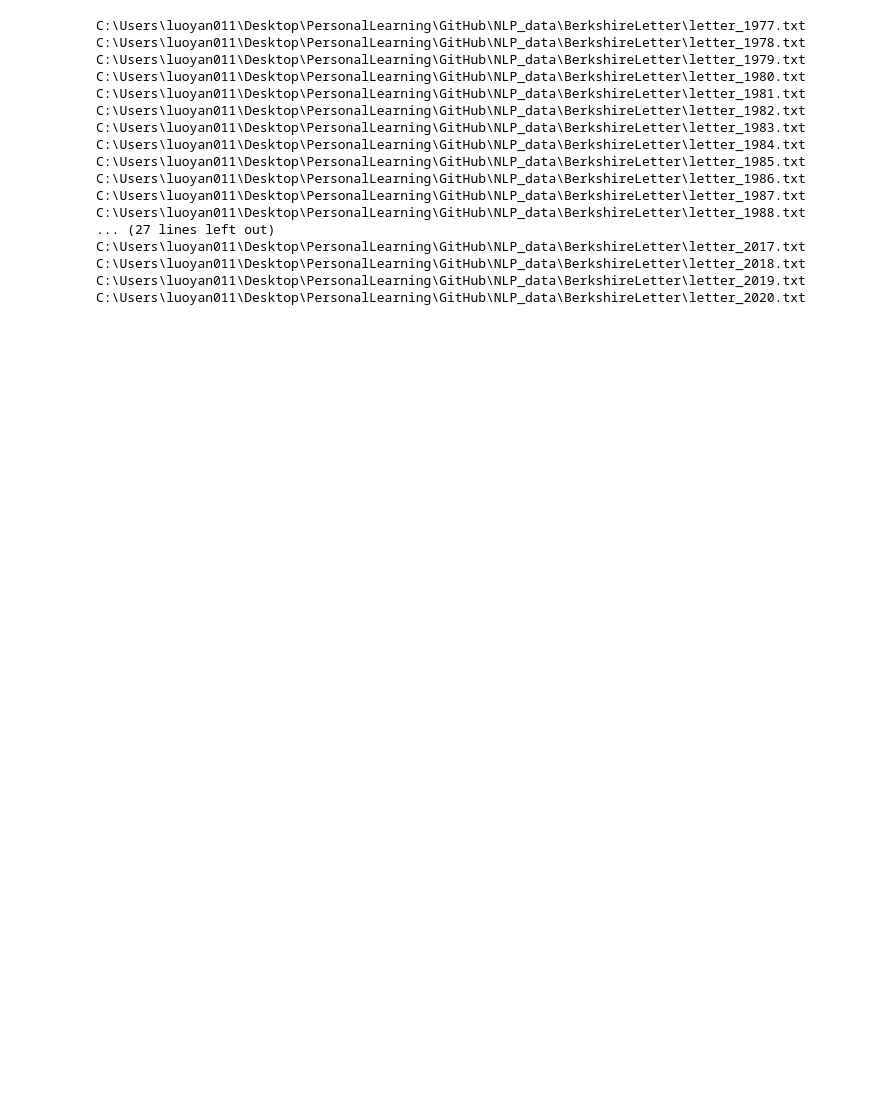
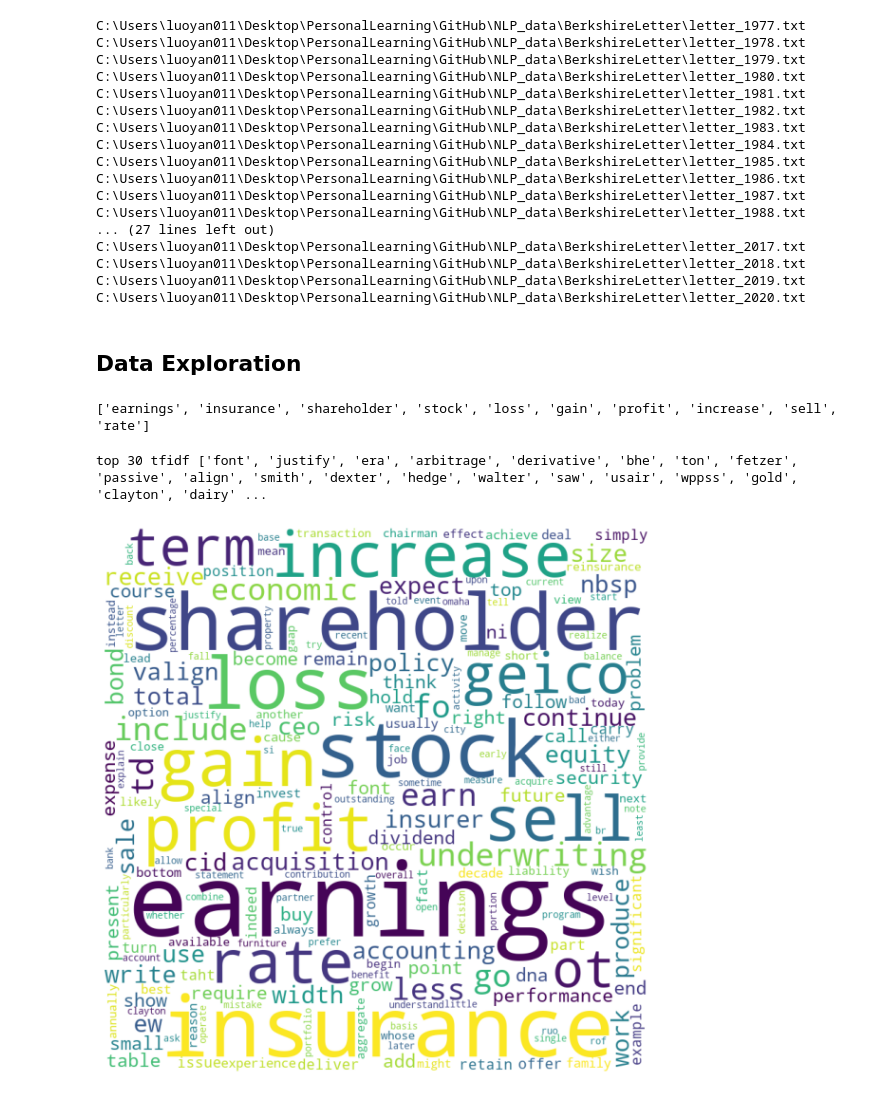
Before and after one commit to jinfeijoy/NLP, a Jupyter notebook: kaggle_article_analysis/Notebook/document_similarity.ipynb, the cells around one changed output. Cells and saved outputs as stored; diff of their text form; code cells hidden in the pictures; blank space fills up the shorter version.

Commit message:
update document_simlarity frequent analysis

```diff
--- a/kaggle_article_analysis/Notebook/document_similarity.ipynb
+++ b/kaggle_article_analysis/Notebook/document_similarity.ipynb
@@ -59,0 +80,3 @@ C:\Users\luoyan011\Desktop\PersonalLearning\GitHub\NLP_data\BerkshireLetter\lett
+# %%
+letters = list(letters_dictionary.values())
+yearid = list(letters_dictionary.keys())
@@ -59,0 +130,31 @@ C:\Users\luoyan011\Desktop\PersonalLearning\GitHub\NLP_data\BerkshireLetter\lett
+# %%
+preprocessed_text = textClean.pipeline(letters, multi_gram = [1], lower_case=True, deacc=False, encoding='utf8',
+                                       errors='strict', stem_lemma = 'lemma', tag_drop = [], nltk_stop=True,
+                                       stop_word_list=frequent_words_list, remove_pattern = ['www'],
+                                       check_numbers=True, word_length=2, remove_consecutives=True)
+preprocessed_text = [' '.join(i) for i in preprocessed_text]
+# %%
+processed_letter = {
+    'year': yearid,
+    'clean_letter': preprocessed_text
+}
+processed_letter_df = pd.DataFrame(processed_letter, columns = ['year', 'clean_letter'])
+processed_letter_df.to_csv(os.path.join(data_path, 'processed_letter.csv'))
+# %% [markdown]
+## Data Exploration
+# %%
+processed_letter_df['tokens'] = processed_letter_df.clean_letter.apply(lambda x: x.split(' '))
+# %%
+top_10_freq_words = [i[0] for i in DataExploration.get_topn_freq_bow(processed_letter_df['tokens'].to_list(), topn = 10)]
+print(top_10_freq_words)
+# %% [output]
+['earnings', 'insurance', 'shareholder', 'stock', 'loss', 'gain', 'profit', 'increase', 'sell', 'rate']
+# %%
+top30tfidf = tfidf.get_top_n_tfidf_bow(processed_letter_df['tokens'].to_list(), top_n_tokens = 30)
+print('top 30 tfidf', top30tfidf)
+# %% [output]
+top 30 tfidf ['font', 'justify', 'era', 'arbitrage', 'derivative', 'bhe', 'ton', 'fetzer', 'passive', 'align', 'smith', 'dexter', 'hedge', 'walter', 'saw', 'usair', 'wppss', 'gold', 'clayton', 'dairy' ...
+# %%
+DataExploration.generate_word_cloud(processed_letter_df['tokens'].to_list())
+# %% [output]
+[figure, added]
```
Also changed, not shown: parts of 10 cells of this notebook, 1 other file.
